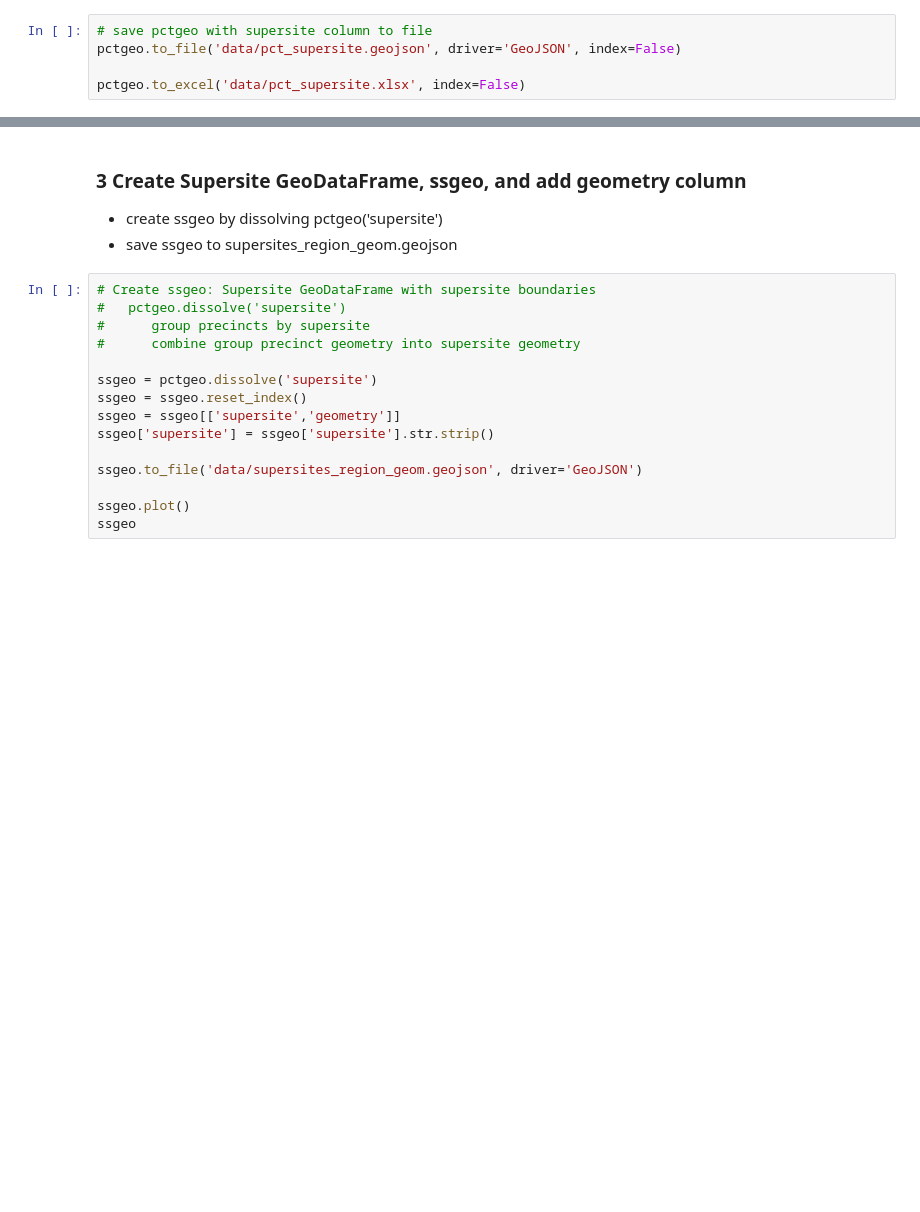
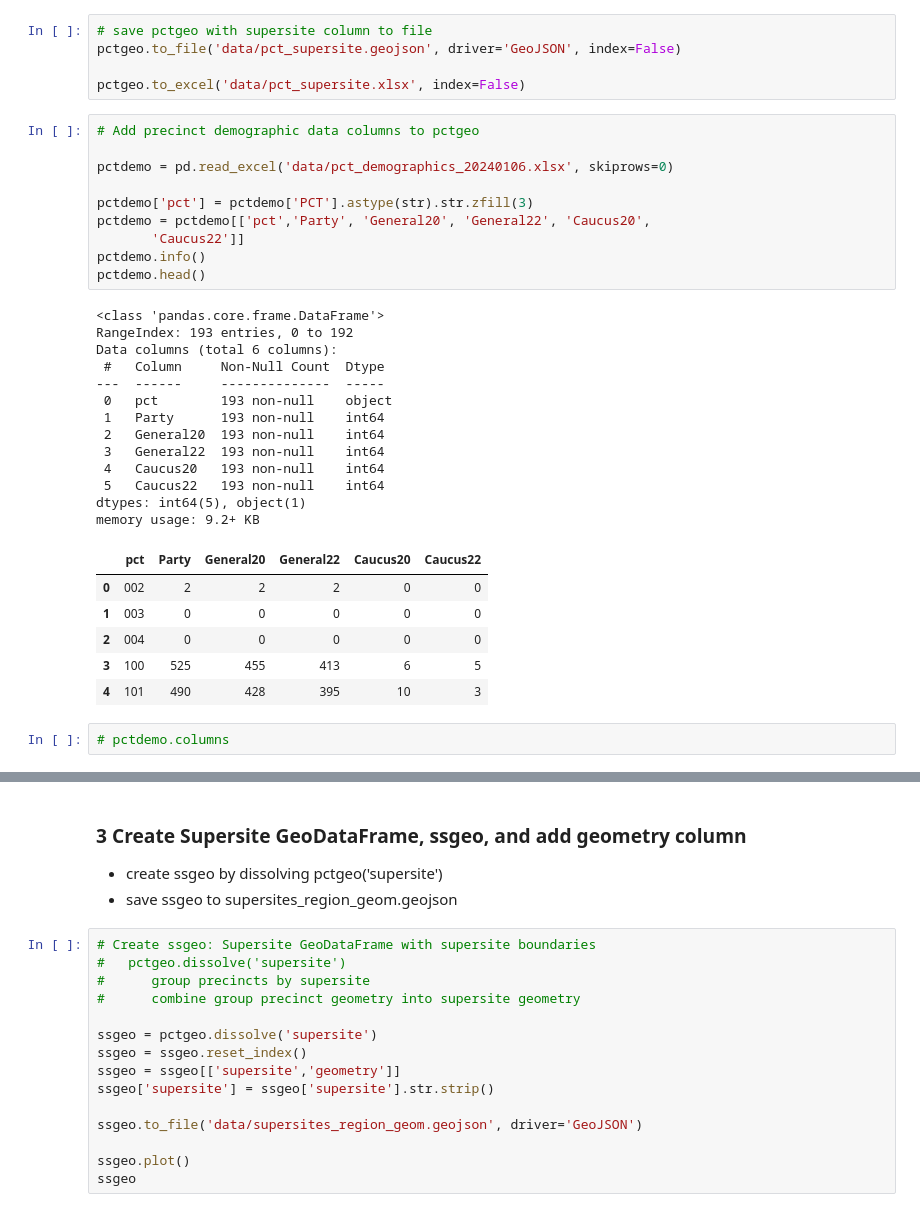
Before and after one commit to bnorikane/supersiteDB, a Jupyter notebook: supersite_pct_geom.ipynb, the cells around one changed output, grey strips where cells are left out. Cells and saved outputs as stored; diff of their text form; blank space fills up the shorter version.

```diff
--- a/supersite_pct_geom.ipynb
+++ b/supersite_pct_geom.ipynb
@@ -170,3 +274,35 @@ pctgeo[['Pct', 'Precinct', 'AreaShort', 'CD', 'SD', 'HD', 'supersite']].nunique(
 pctgeo.to_file('data/pct_supersite.geojson', driver='GeoJSON', index=False)
 
 pctgeo.to_excel('data/pct_supersite.xlsx', index=False)
+# %%
+# Add precinct demographic data columns to pctgeo
+
+pctdemo = pd.read_excel('data/pct_demographics_20240106.xlsx', skiprows=0)
+
+pctdemo['pct'] = pctdemo['PCT'].astype(str).str.zfill(3)
+pctdemo = pctdemo[['pct','Party', 'General20', 'General22', 'Caucus20',
+       'Caucus22']]
+pctdemo.info()
+pctdemo.head()
+# %% [output]
+<class 'pandas.core.frame.DataFrame'>
+RangeIndex: 193 entries, 0 to 192
+Data columns (total 6 columns):
+ #   Column     Non-Null Count  Dtype
+---  ------     --------------  -----
+ 0   pct        193 non-null    object
+ 1   Party      193 non-null    int64
+ 2   General20  193 non-null    int64
+ 3   General22  193 non-null    int64
+ 4   Caucus20   193 non-null    int64
+ 5   Caucus22   193 non-null    int64
+dtypes: int64(5), object(1)
+memory usage: 9.2+ KB
+|  | pct | Party | General20 | General22 | Caucus20 | Caucus22 |
+| 0 | 002 | 2 | 2 | 2 | 0 | 0 |
+| 1 | 003 | 0 | 0 | 0 | 0 | 0 |
+| 2 | 004 | 0 | 0 | 0 | 0 | 0 |
+| 3 | 100 | 525 | 455 | 413 | 6 | 5 |
+| 4 | 101 | 490 | 428 | 395 | 10 | 3 |
+# %%
+# pctdemo.columns
```
Also changed, not shown: parts of 28 cells of this notebook, 12 other files.
